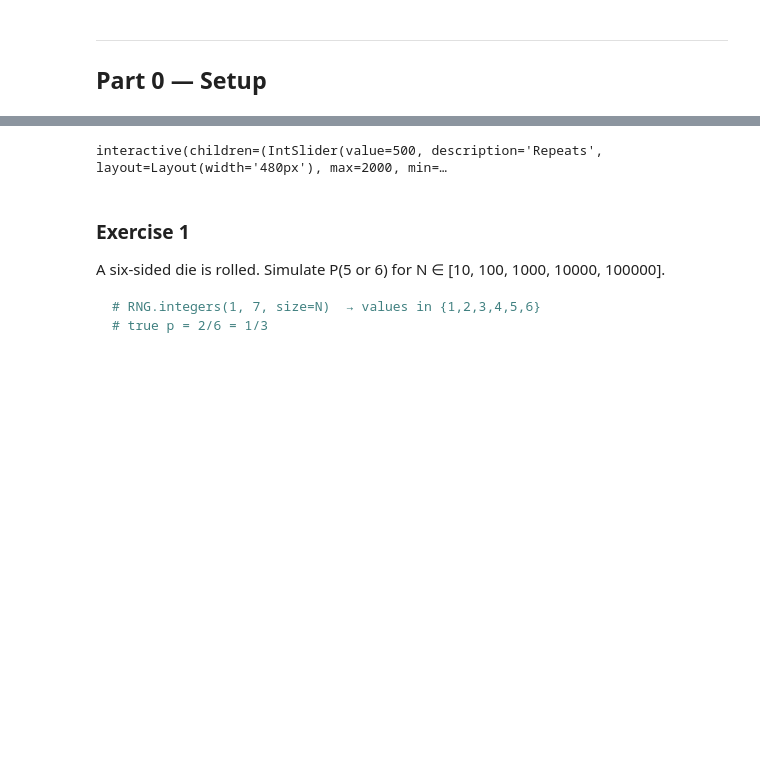
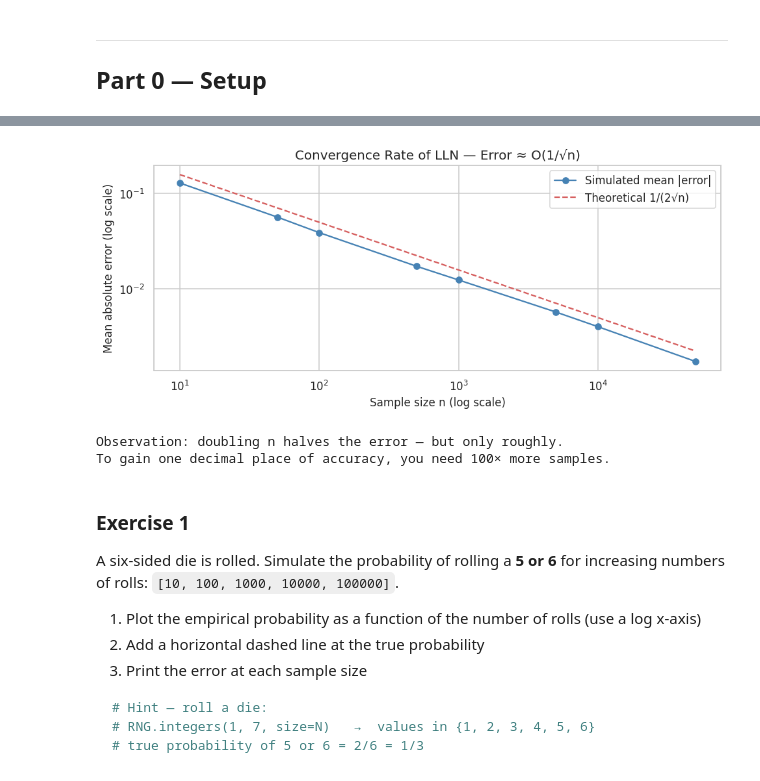
Before and after one commit to arafatro/IntroToDS, a Jupyter notebook: Practice Materials/Week 3/DS_Practice_Probability_Simulation.ipynb, the cells around one changed output, grey strips where cells are left out. Drawn from its saved outputs; the diff is of its cells as text; code cells hidden in the pictures; blank space fills up the shorter version.

````diff
--- a/Practice Materials/Week 3/DS_Practice_Probability_Simulation.ipynb
+++ b/Practice Materials/Week 3/DS_Practice_Probability_Simulation.ipynb
@@ -83,47 +90,47 @@ interactive(children=(IntSlider(value=10000, description='N (flips)', layout=Lay
 # %%
-# ── 1.2  Rate of convergence — INTERACTIVE ────────────────────────────
-# n_repeats = experiments per sample size
-# max_n     = largest sample size tested
+# ── 1.2  Rate of convergence for different sample sizes ───────────────
+# How fast does the error shrink? By the LLN: error ≈ O(1/√n)
 
-def plot_convergence(n_repeats=500, max_n=50_000):
-    rng = np.random.default_rng(seed=42)
-    sample_sizes = sorted(set([10, 50, 100, 500, 1_000, 5_000, 10_000, max_n]))
-    true_p = 0.5
-    mean_errors = []
-    for n in sample_sizes:
-        sims = rng.integers(0, 2, size=(n_repeats, n)).mean(axis=1)
-        mean_errors.append(np.abs(sims - true_p).mean())
-    theoretical = [1 / (2 * np.sqrt(n)) for n in sample_sizes]
+sample_sizes = [10, 50, 100, 500, 1_000, 5_000, 10_000, 50_000]
+n_repeats    = 500     # repeat each experiment 500 times
+true_p       = 0.5
 
-    fig, ax = plt.subplots(figsize=(9, 4))
-    ax.plot(sample_sizes, mean_errors, 'o-', color='steelblue', label='Simulated mean |error|')
-    ax.plot(sample_sizes, theoretical, 'r--', label='Theoretical 1/(2√n)')
-    ax.set_xscale('log')
-    ax.set_yscale('log')
-    ax.set_xlabel('Sample size n (log scale)')
-    ax.set_ylabel('Mean absolute error (log scale)')
-    ax.set_title(f'Convergence Rate of LLN — Error ≈ O(1/√n)  (repeats={n_repeats:,})')
-    ax.legend()
-    plt.tight_layout()
-    plt.show()
+mean_errors = []
+for n in sample_sizes:
+    simulations = RNG.integers(0, 2, size=(n_repeats, n)).mean(axis=1)
+    mean_errors.append(np.abs(simulations - true_p).mean())
 
-interact(
-    plot_convergence,
-    n_repeats=widgets.IntSlider(value=500, min=100, max=2000, step=100,
-                                description='Repeats', style={'description_width': '110px'},
-                                layout=widgets.Layout(width='480px')),
-    max_n=widgets.IntSlider(value=50_000, min=5_000, max=200_000, step=5_000,
-                            description='Max N', style={'description_width': '110px'},
-                            layout=widgets.Layout(width='480px'))
-);
+fig, ax = plt.subplots(figsize=(9, 4))
+ax.plot(sample_sizes, mean_errors, "o-", color="steelblue", label="Simulated mean |error|")
+theoretical = [1 / (2 * np.sqrt(n)) for n in sample_sizes]
+ax.plot(sample_sizes, theoretical, "r--", label="Theoretical 1/(2√n)")
+ax.set_xscale("log")
+ax.set_yscale("log")
+ax.set_xlabel("Sample size n (log scale)")
+ax.set_ylabel("Mean absolute error (log scale)")
+ax.set_title("Convergence Rate of LLN — Error ≈ O(1/√n)")
+ax.legend()
+plt.tight_layout()
+plt.show()
+
+print("Observation: doubling n halves the error — but only roughly.")
+print("To gain one decimal place of accuracy, you need 100× more samples.")
 # %% [output]
+[figure, added]
-interactive(children=(IntSlider(value=500, description='Repeats', layout=Layout(width='480px'), max=2000, min=…
+Observation: doubling n halves the error — but only roughly.
+To gain one decimal place of accuracy, you need 100× more samples.
 # %% [markdown]
 ### Exercise 1
-A six-sided die is rolled. Simulate P(5 or 6) for N ∈ [10, 100, 1000, 10000, 100000].
+A six-sided die is rolled. Simulate the probability of rolling a **5 or 6** for increasing numbers of rolls: `[10, 100, 1000, 10000, 100000]`.
+
+1. Plot the empirical probability as a function of the number of rolls (use a log x-axis)
+2. Add a horizontal dashed line at the true probability
+3. Print the error at each sample size
+
 ```python
-# RNG.integers(1, 7, size=N)  → values in {1,2,3,4,5,6}
-# true p = 2/6 = 1/3
+# Hint — roll a die:
+# RNG.integers(1, 7, size=N)   →  values in {1, 2, 3, 4, 5, 6}
+# true probability of 5 or 6 = 2/6 = 1/3
 ```
 # %%
 # Your answer here
````
Also changed, not shown: parts of 43 cells of this notebook.
